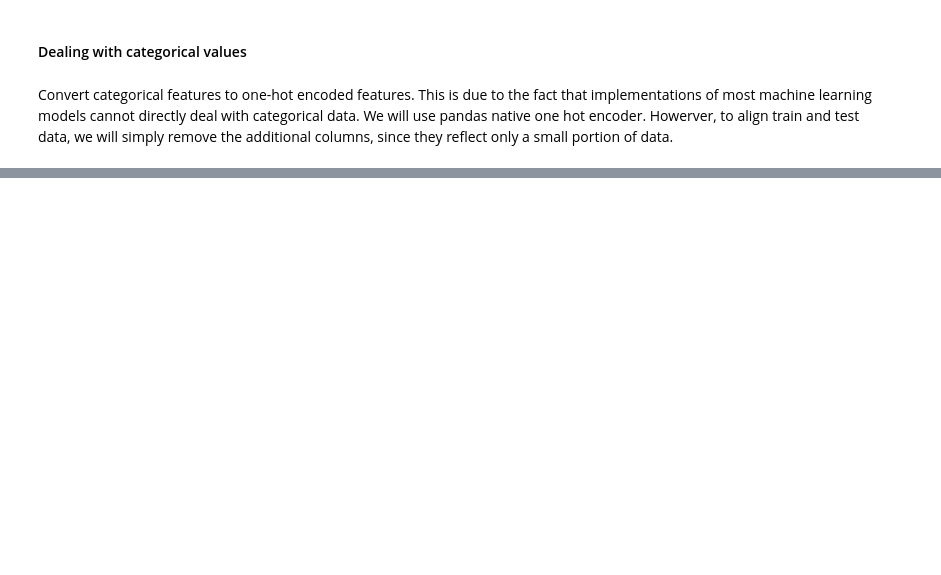
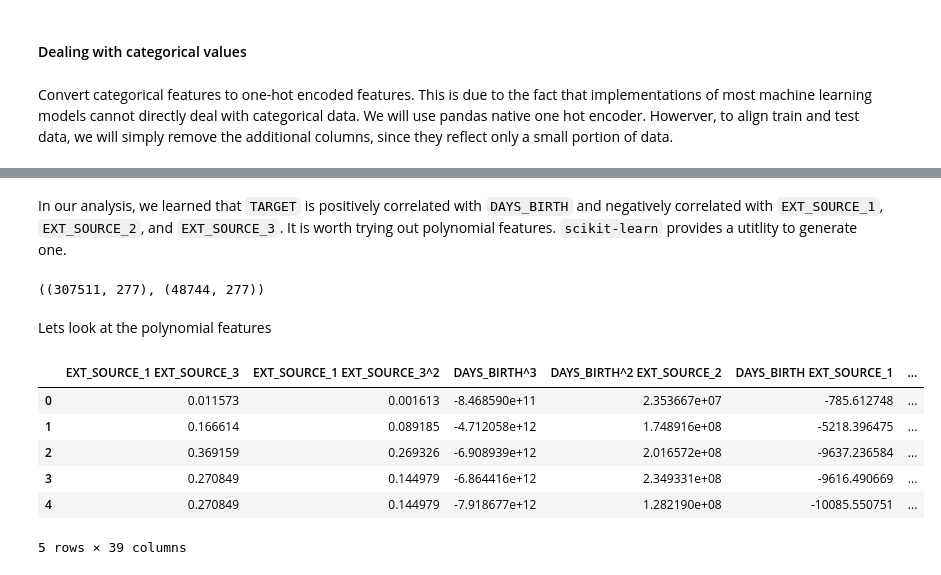
Before and after one commit to misbah-uddin/home_credit_default_risk, a Jupyter notebook: home_credit_default_risk_notebook_data_preparation.ipynb, the cells around one changed output, grey strips where cells are left out. Drawn from its saved outputs; the diff is of its cells as text; code cells hidden in the pictures; blank space fills up the shorter version.

Commit message:
add polynomial features and analysis

```diff
--- a/home_credit_default_risk_notebook_data_preparation.ipynb
+++ b/home_credit_default_risk_notebook_data_preparation.ipynb
@@ -111,0 +89,3 @@ train_df_aligned.shape
+# %%
+def get_extra_columns(before: np.ndarray, after: np.ndarray) -> list:
+    return list(set(after).difference(set(before)))
@@ -111,0 +131,2 @@ train_df_aligned.shape
+# %%
+train_imputed, test_imputed = impute(train_1h, test_1h, strategy='median')
@@ -111,0 +152,52 @@ train_df_aligned.shape
+# %% [markdown]
+In our analysis, we learned that `TARGET` is positively correlated with `DAYS_BIRTH` and negatively correlated with `EXT_SOURCE_1`, `EXT_SOURCE_2`, and `EXT_SOURCE_3`. It is worth trying out polynomial features. `scikit-learn` provides a utitlity to generate one.
+# %%
+def EngieerPolynomialFeatures(train_data: pd.DataFrame,
+                              test_data: pd.DataFrame,
+                              feature_columns: list,
+                              degree: int,
+                              merge_id: str,
+                              merge_how:str) -> tuple:
+    poly_transformer = PolynomialFeatures(degree=degree)
+
+    train_features = poly_transformer.fit_transform(train_data[feature_columns])
+    test_features = poly_transformer.transform(test_data[feature_columns])
+
+    engineered_column_names = poly_transformer.get_feature_names(feature_columns)
+
+    poly_df_train = pd.DataFrame(train_features, columns=engineered_column_names)
+    poly_df_train[merge_id] = train_data[merge_id]
+    poly_train_features = train_data.merge(poly_df_train, how=merge_how, on=merge_id)
+
+    poly_df_test = pd.DataFrame(test_features, columns=engineered_column_names)
+    poly_df_test[merge_id] = test_data[merge_id]
+    poly_test_features = test_data.merge(poly_df_test, how=merge_how, on=merge_id)
+
+    return poly_train_features, poly_test_features
+# %%
+feature_columns = ['DAYS_BIRTH', 'EXT_SOURCE_1', 'EXT_SOURCE_2', 'EXT_SOURCE_3']
+degree = 3
+merge_id = 'SK_ID_CURR'
+merge_how = 'left'
+poly_train_features, poly_test_features = EngieerPolynomialFeatures(train_data=train_imputed,
+                                                                    test_data=test_imputed,
+                                                                    feature_columns=feature_columns,
+                                                                    degree=degree,
+                                                                    merge_id=merge_id,
+                                                                    merge_how=merge_how)
+# %%
+poly_train_features.shape, poly_test_features.shape
+# %% [output]
+((307511, 277), (48744, 277))
+# %% [markdown]
+Lets look at the polynomial features
+# %%
+poly_train_features[get_extra_columns(train_imputed.columns.values, poly_train_features.columns.values)].head()
+# %% [output]
+|  | EXT_SOURCE_1 EXT_SOURCE_3 | EXT_SOURCE_1 EXT_SOURCE_3^2 | DAYS_BIRTH^3 | DAYS_BIRTH^2 EXT_SOURCE_2 | DAYS_BIRTH EXT_SOURCE_1 | ... |
+| 0 | 0.011573 | 0.001613 | -8.468590e+11 | 2.353667e+07 | -785.612748 | ... |
+| 1 | 0.166614 | 0.089185 | -4.712058e+12 | 1.748916e+08 | -5218.396475 | ... |
+| 2 | 0.369159 | 0.269326 | -6.908939e+12 | 2.016572e+08 | -9637.236584 | ... |
+| 3 | 0.270849 | 0.144979 | -6.864416e+12 | 2.349331e+08 | -9616.490669 | ... |
+| 4 | 0.270849 | 0.144979 | -7.918677e+12 | 1.282190e+08 | -10085.550751 | ... |
+5 rows × 39 columns
```
Also changed, not shown: parts of 37 cells of this notebook, 2 other files.
